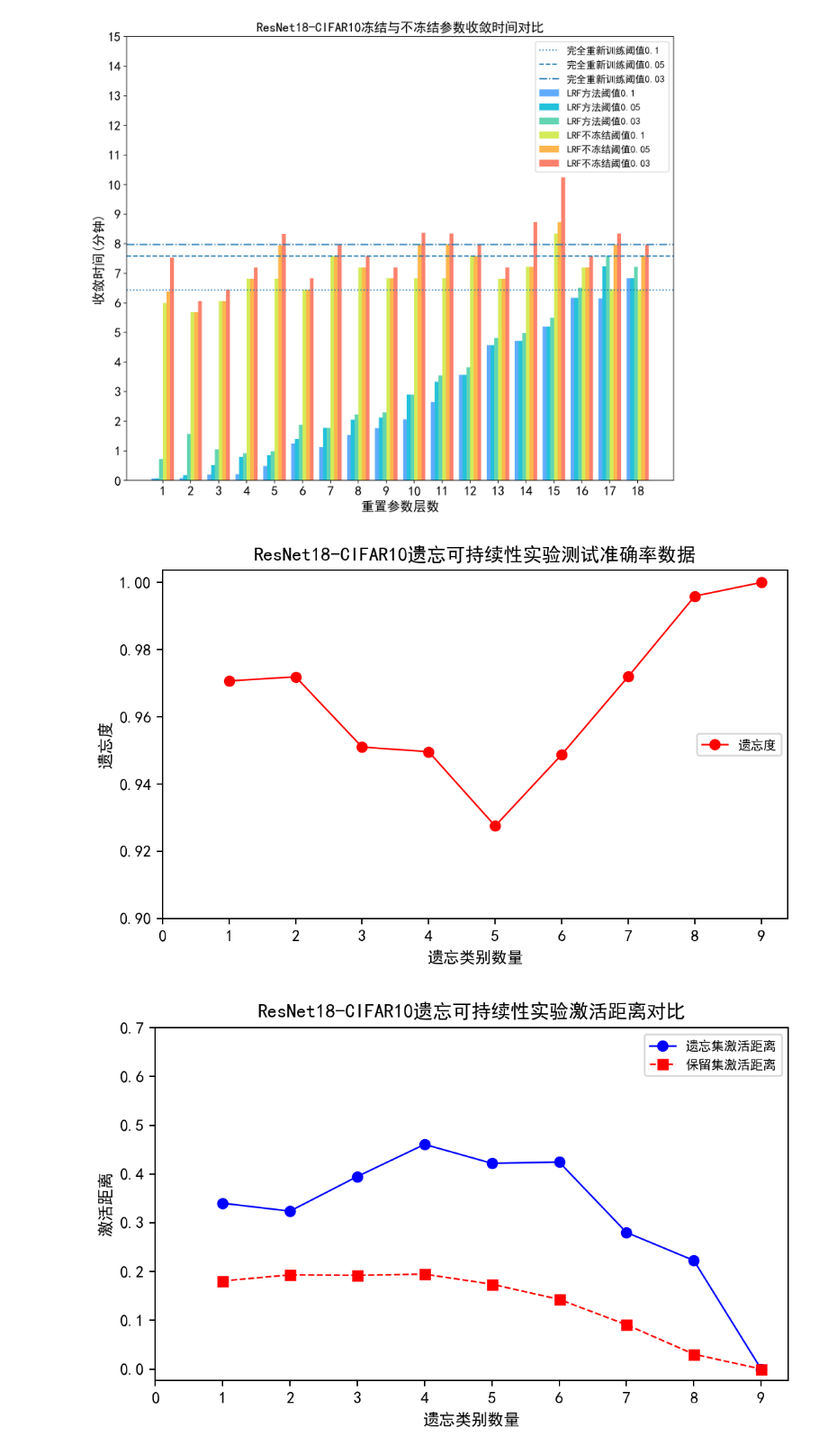
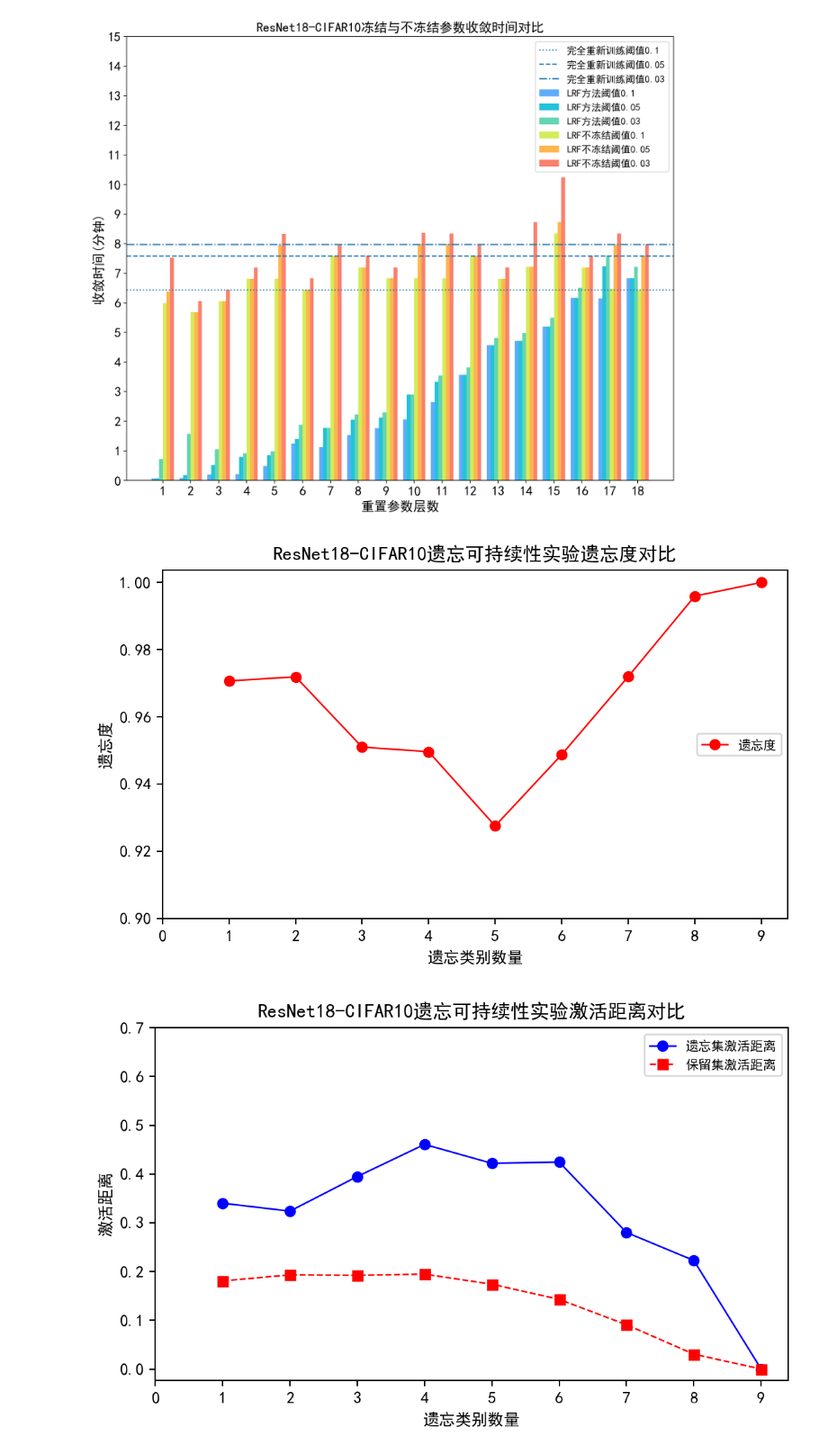
Before and after one commit to pan402945786/graduate_expriment, a Jupyter notebook: common/plot_pic2.ipynb, the cells around one changed output. Shown at 90% size. Saved outputs shown, nothing was run; the diff lists cells and outputs as text; code cells hidden in the pictures.

```diff
--- a/common/plot_pic2.ipynb
+++ b/common/plot_pic2.ipynb
@@ -793,7 +793,7 @@ ax.xaxis.set_ticks_position('bottom')
 ax.yaxis.set_ticks_position('left')
 ax.set_xlabel('遗忘类别数量')  # Add an x-label to the axes.
 ax.set_ylabel('遗忘度')  # Add a y-label to the axes.
-ax.set_title("ResNet18-CIFAR10遗忘可持续性实验测试准确率数据")  # Add a title to the axes.
+ax.set_title("ResNet18-CIFAR10遗忘可持续性实验遗忘度对比")  # Add a title to the axes.
 plt.rcParams['font.family']=['SimHei']#关键是这句
 # plt.rcParams['font.family']=['Arial Unicode MS']
 X = np.linspace(1, 9, 9, endpoint=True)
@@ -802,34 +802,34 @@ continuous_check_finetuning_forget_acc = [
 ]
 continuous_check_finetuning_retain_acc = [
     89.378,89.225,89.629,89.667,93.240,
     94.400,96.667,98.600,100.000,
 ]
 continuous_check_retrain_forget_acc = [
     0,0,0,0,0,0,0,0,0,
 ]
 continuous_check_retrain_retain_acc = [
     86.833,86.788,85.443,85.367,86.940,
     89.800,94.033,98.200,100.000,
 ]
 
 F = []
 for i in range(len(continuous_check_finetuning_retain_acc)):
     F.append(calcSingleForgetPercent(
         continuous_check_finetuning_forget_acc[i],
         continuous_check_finetuning_retain_acc[i],
         continuous_check_retrain_forget_acc[i],
         continuous_check_retrain_retain_acc[i],
     ))
 
 plt.plot(X, F,  marker='o',linewidth=1, linestyle="solid", color='r', label="遗忘度")
 plt.xticks(np.linspace(0,9,10,endpoint=True))
 plt.yticks(np.linspace(0.9,1,6,endpoint=True))
 
 plt.legend(loc='center right',fontsize=8, frameon=True)
 plt.savefig("./figures/chapter4_resnetcifar_continuous_check_forget_percent.png",dpi=272)
 plt.show()
 # %% [output]
-[figure, old version]
+[figure, new version]
 # %%
 # ResNet18 CIFAR10持续遗忘激活距离
 # plt.figure(figsize=(8,5), dpi=80)
```
Also changed, not shown: 1 other file.
